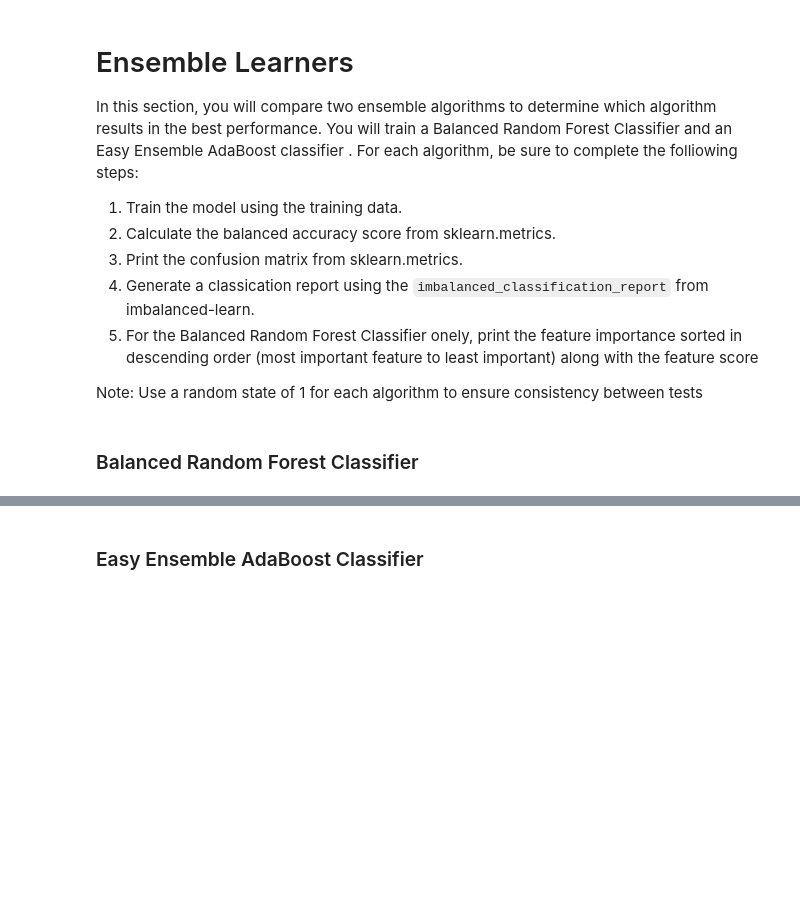
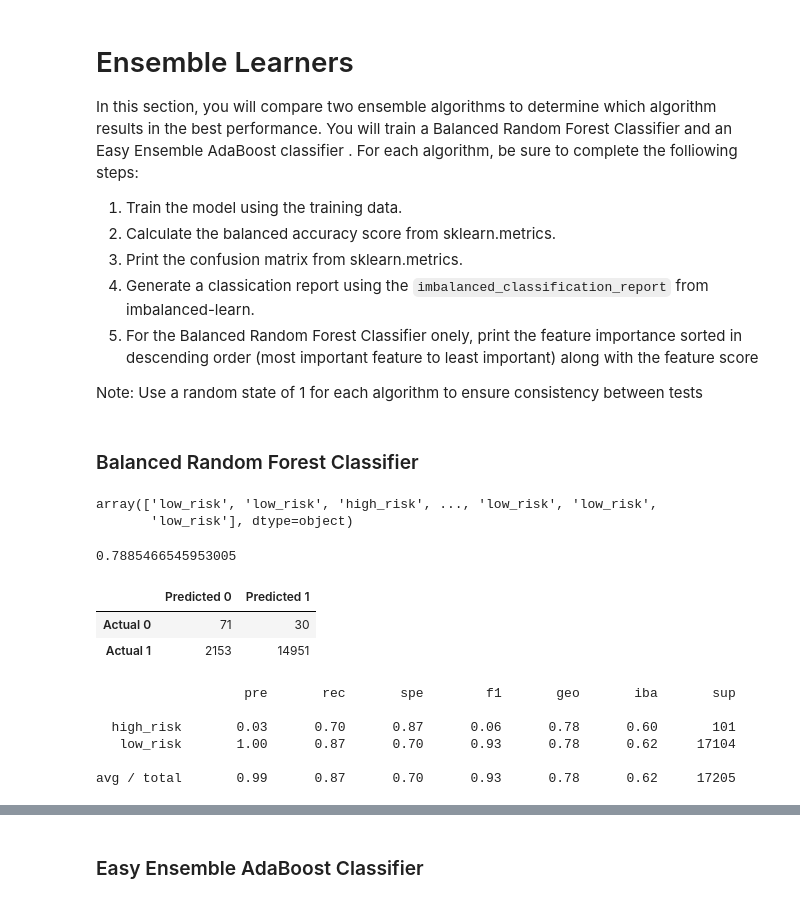
Before and after one commit to Tfraley7/Credit_Risk_Analysis, a Jupyter notebook: Analysis/credit_risk_ensemble.ipynb, the cells around one changed output, grey strips where cells are left out. Drawn from its saved outputs; the diff is of its cells as text; code cells hidden in the pictures; blank space fills up the shorter version.

```diff
--- a/Analysis/credit_risk_ensemble.ipynb
+++ b/Analysis/credit_risk_ensemble.ipynb
@@ -84,9 +84,9 @@ df.head()
 # Split the Data into Training and Testing
 # %%
 # Create our features
-X =
+X = pd.get_dummies(df.drop('loan_status', axis=1))
 
 # Create our target
-y = # YOUR CODE HERE
+y = df.loc[:, 'loan_status']
 # %%
 X.describe()
@@ -96,6 +109,6 @@ y['loan_status'].value_counts()
 # %%
 from sklearn.model_selection import train_test_split
-# YOUR CODE HERE
+X_train, X_test, y_train, y_test = train_test_split(X, y, random_state=1)
 # %% [markdown]
 # Ensemble Learners
 
@@ -116,3 +126,15 @@ Note: Use a random state of 1 for each algorithm to ensure consistency between t
+# %%
+# Resample the training data with the BalancedRandomForestClassifier
+from imblearn.ensemble import BalancedRandomForestClassifier
+random_forest_model = BalancedRandomForestClassifier(n_estimators=100, random_state=1)
+random_forest_model = random_forest_model.fit(X_train, y_train)
+y_pred = random_forest_model.predict(X_test)
+y_pred
+# %% [output]
+array(['low_risk', 'low_risk', 'high_risk', ..., 'low_risk', 'low_risk',
+       'low_risk'], dtype=object)
 # %%
 # Calculated the balanced accuracy score
-# YOUR CODE HERE
+balanced_accuracy_score(y_test, y_pred)
+# %% [output]
+0.7885466545953005
@@ -122,5 +141,26 @@ Note: Use a random state of 1 for each algorithm to ensure consistency between t
+# %%
+# Display the confusion matrix
+
+cm = confusion_matrix(y_test, y_pred)
+
+# Create a DataFrame from the confusion matrix.
+cm_df = pd.DataFrame(
+    cm, index=["Actual 0", "Actual 1"], columns=["Predicted 0", "Predicted 1"])
+
+cm_df
+# %% [output]
+|  | Predicted 0 | Predicted 1 |
+| Actual 0 | 71 | 30 |
+| Actual 1 | 2153 | 14951 |
 # %%
 # Print the imbalanced classification report
-# YOUR CODE HERE
+print(classification_report_imbalanced(y_test, y_pred))
+# %% [output]
+                   pre       rec       spe        f1       geo       iba       sup
+
+  high_risk       0.03      0.70      0.87      0.06      0.78      0.60       101
+   low_risk       1.00      0.87      0.70      0.93      0.78      0.62     17104
+
+avg / total       0.99      0.87      0.70      0.93      0.78      0.62     17205
 # %%
 # List the features sorted in descending order by feature importance
```
Also changed, not shown: parts of 11 cells of this notebook, 8 other files.
